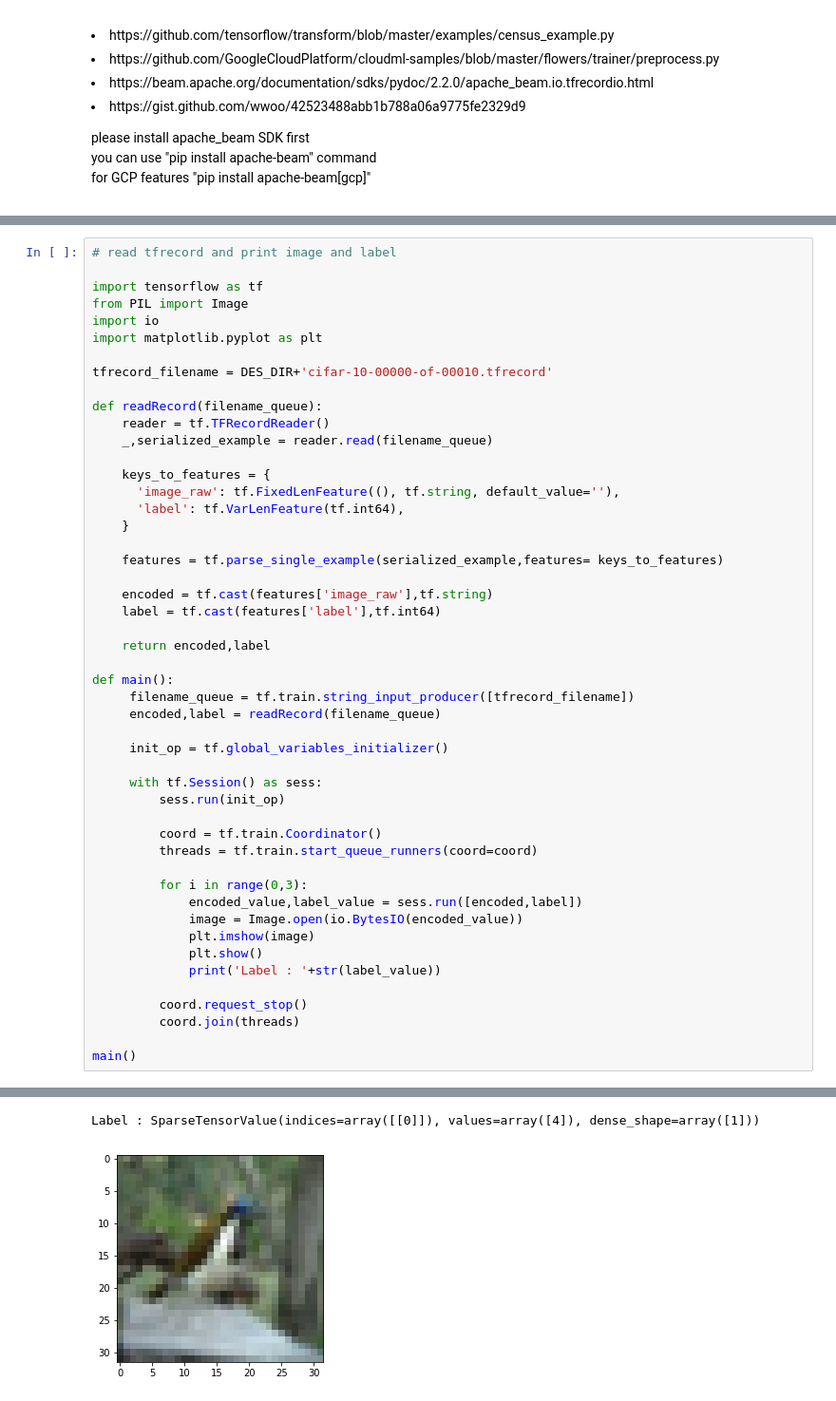
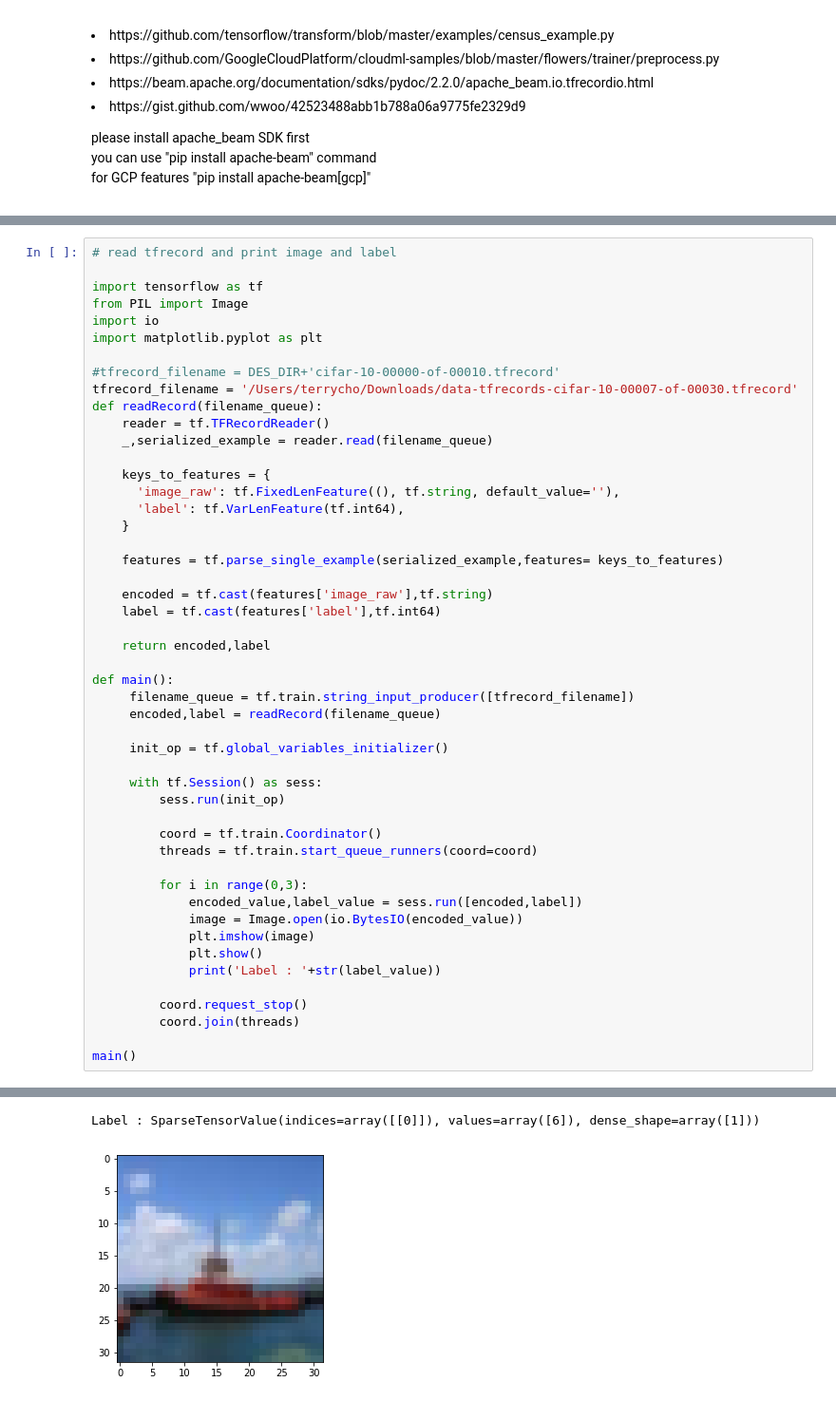
Before and after one commit to bwcho75/cifar-10, a Jupyter notebook: pre-processing/4. Convert Pickle file to TFRecord by using Apache Beam.ipynb, the cells around one changed output, grey strips where cells are left out. Shown at 95% size. Drawn from its saved outputs; the diff is of its cells as text.

```diff
--- a/pre-processing/4. Convert Pickle file to TFRecord by using Apache Beam.ipynb
+++ b/pre-processing/4. Convert Pickle file to TFRecord by using Apache Beam.ipynb
@@ -142,8 +190,8 @@ from PIL import Image
 import io
 import matplotlib.pyplot as plt
 
-tfrecord_filename = DES_DIR+'cifar-10-00000-of-00010.tfrecord'
-
+#tfrecord_filename = DES_DIR+'cifar-10-00000-of-00010.tfrecord'
+tfrecord_filename = '/Users/terrycho/Downloads/data-tfrecords-cifar-10-00007-of-00030.tfrecord'
 def readRecord(filename_queue):
     reader = tf.TFRecordReader()
     _,serialized_example = reader.read(filename_queue)
@@ -188,2 +236,2 @@ main()
-Label : SparseTensorValue(indices=array([[0]]), values=array([4]), dense_shape=array([1]))
+Label : SparseTensorValue(indices=array([[0]]), values=array([6]), dense_shape=array([1]))
-[figure, old version]
+[figure, new version]
```
Also changed, not shown: parts of 6 cells of this notebook, 2 other files.
